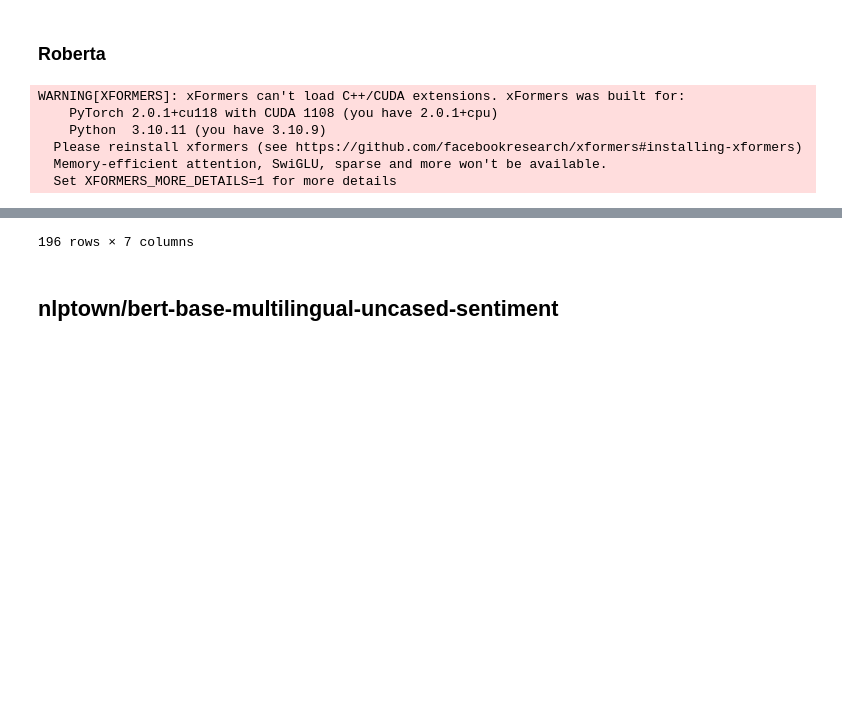
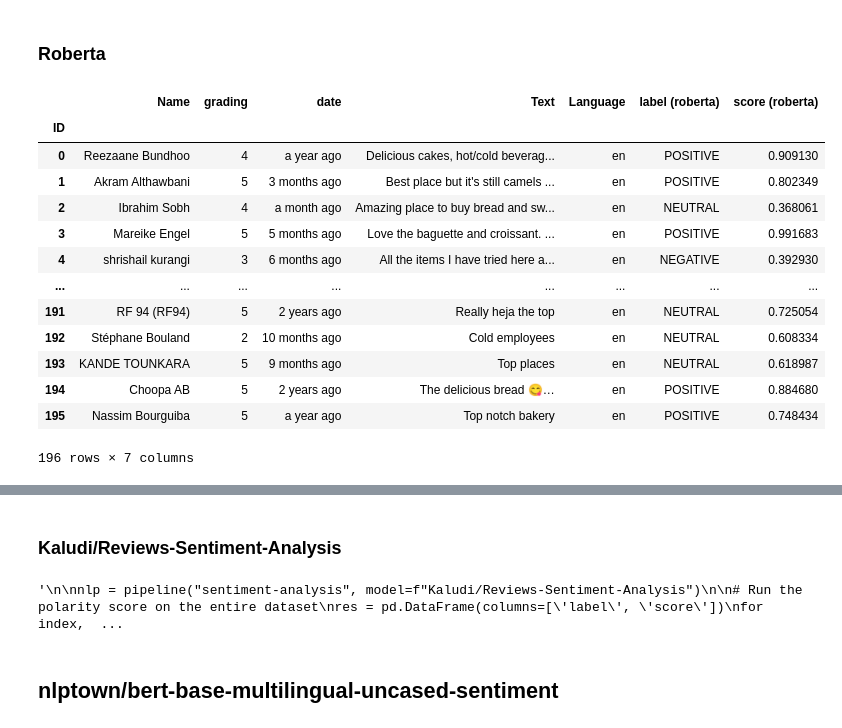
Before and after one commit to ScanVerdict/ScanVerdict-ML, a Jupyter notebook: Sentiment_analysis.ipynb, the cells around one changed output, grey strips where cells are left out. Saved outputs shown, nothing was run; the diff lists cells and outputs as text; code cells hidden in the pictures; blank space fills up the shorter version.

```diff
--- a/Sentiment_analysis.ipynb
+++ b/Sentiment_analysis.ipynb
@@ -155,55 +102,43 @@ plt.show()
 # %%
 from transformers import pipeline
 # %%
-from transformers import AutoTokenizer
+# Sentiment Analysis with Roberta
 
-# Sentiment Analysis with Roberta
-"""
 nlp = pipeline("sentiment-analysis", model=f"cardiffnlp/twitter-roberta-base-sentiment")
 
 # Run the polarity score on the entire dataset
 res = pd.DataFrame(columns=['label', 'score'])
 for index, row in df.iterrows():
     text = row['Text']
     langue = row['Language']
     if langue == 'en':
         dict = pd.DataFrame(nlp(text))
         dict['ID'] = index
         res = pd.concat([res, dict], axis=0)
-"""
-tokenizer = AutoTokenizer.from_pretrained("cardiffnlp/twitter-roberta-base-sentiment")
-
-nlp = pipeline("sentiment-analysis", model="cardiffnlp/twitter-roberta-base-sentiment", tokenizer=tokenizer)
-
-res = pd.DataFrame(columns=['label', 'score'])
-for index, row in df.iterrows():
-    text = row['Text']
-    langue = row['Language']
-
-    # If the language is English and the token length doesn't exceed the limit
-    if langue == 'en':
-        tokens = tokenizer.encode(text, return_tensors='pt')
-
-        if len(tokens[0]) <= 512:
-            dict = pd.DataFrame(nlp(text))
-            dict['ID'] = index
-            res = pd.concat([res, dict], axis=0)
 
 # Remplacement des valeurs
 res['label'] = res['label'].replace('LABEL_0', 'NEGATIVE')
 res['label'] = res['label'].replace('LABEL_1', 'NEUTRAL')
 res['label'] = res['label'].replace('LABEL_2', 'POSITIVE')
 res["ID"] = res['ID'].astype(int)
 res = res.rename(columns={"label": "label (roberta)", "score": "score (roberta)"})
 res.set_index('ID', inplace=True)
 
 # Merge the two dataframes
 df = df.merge(res, left_index=True, right_index=True, how='left')
 df
 # %% [output]
+|  | Name | grading | date | Text | Language | label (roberta) | score (roberta) |
+| ID |  |  |  |  |  |  |  |
+| 0 | Reezaane Bundhoo | 4 | a year ago | Delicious cakes, hot/cold beverag... | en | POSITIVE | 0.909130 |
+| 1 | Akram Althawbani | 5 | 3 months ago | Best place but it's still camels ... | en | POSITIVE | 0.802349 |
+| 2 | Ibrahim Sobh | 4 | a month ago | Amazing place to buy bread and sw... | en | NEUTRAL | 0.368061 |
+| 3 | Mareike Engel | 5 | 5 months ago | Love the baguette and croissant. ... | en | POSITIVE | 0.991683 |
+| 4 | shrishail kurangi | 3 | 6 months ago | All the items I have tried here a... | en | NEGATIVE | 0.392930 |
+| ... | ... | ... | ... | ... | ... | ... | ... |
+| 191 | RF 94 (RF94) | 5 | 2 years ago | Really heja the top | en | NEUTRAL | 0.725054 |
+| 192 | Stéphane Bouland | 2 | 10 months ago | Cold employees | en | NEUTRAL | 0.608334 |
+| 193 | KANDE TOUNKARA | 5 | 9 months ago | Top places | en | NEUTRAL | 0.618987 |
+| 194 | Choopa AB | 5 | 2 years ago | The delicious bread 😋… | en | POSITIVE | 0.884680 |
+| 195 | Nassim Bourguiba | 5 | a year ago | Top notch bakery | en | POSITIVE | 0.748434 |
-WARNING[XFORMERS]: xFormers can't load C++/CUDA extensions. xFormers was built for:
-    PyTorch 2.0.1+cu118 with CUDA 1108 (you have 2.0.1+cpu)
-    Python  3.10.11 (you have 3.10.9)
-  Please reinstall xformers (see https://github.com/facebookresearch/xformers#installing-xformers)
-  Memory-efficient attention, SwiGLU, sparse and more won't be available.
-  Set XFORMERS_MORE_DETAILS=1 for more details
+196 rows × 7 columns
@@ -223,4 +145,36 @@ WARNING[XFORMERS]: xFormers can't load C++/CUDA extensions. xFormers was built f
-196 rows × 7 columns
+# %% [markdown]
+### Kaludi/Reviews-Sentiment-Analysis
+# %%
+# Pas de neutral dans le modèle Kaludi
+# Ce modèle n'est pas très connu et j'ai pas l'impression qu'il soit très performant
+
+"""
+
+nlp = pipeline("sentiment-analysis", model=f"Kaludi/Reviews-Sentiment-Analysis")
+
+# Run the polarity score on the entire dataset
+res = pd.DataFrame(columns=['label', 'score'])
+for index, row in df.iterrows():
+    text = row['Text']
+    langue = row['Language']
+    if langue == 'en':
+        dict = pd.DataFrame(nlp(text))
+        dict['ID'] = index
+        res = pd.concat([res, dict], axis=0)
+
+# Remplacement des valeurs
+res["ID"] = res['ID'].astype(int)
+res = res.rename(columns={"label": "label (rev)", "score": "score (rev)"})
+res.set_index('ID', inplace=True)
+
+# Merge the two dataframes
+df = df.merge(res, left_index=True, right_index=True, how='left')
+df
+
+
+"""
+# %% [output]
+'\n\nnlp = pipeline("sentiment-analysis", model=f"Kaludi/Reviews-Sentiment-Analysis")\n\n# Run the polarity score on the entire dataset\nres = pd.DataFrame(columns=[\'label\', \'score\'])\nfor index,  ...
 # %% [markdown]
 ## nlptown/bert-base-multilingual-uncased-sentiment
 # %%
```
Also changed, not shown: parts of 13 cells of this notebook, 1 other file.
